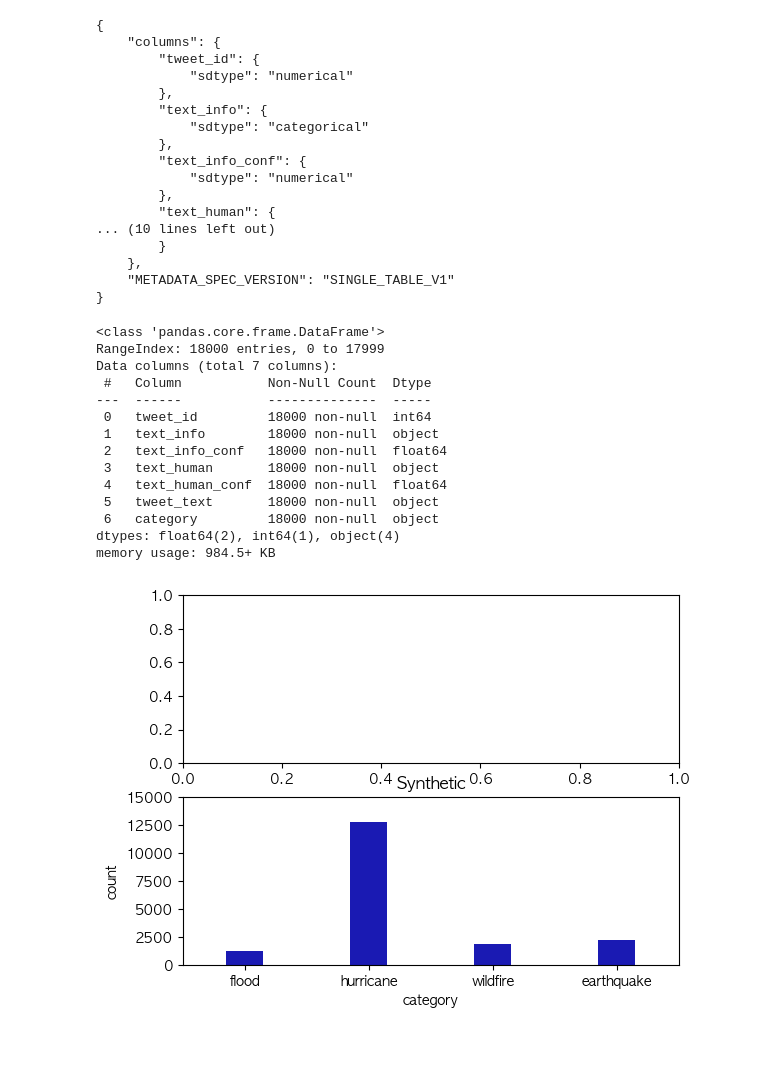
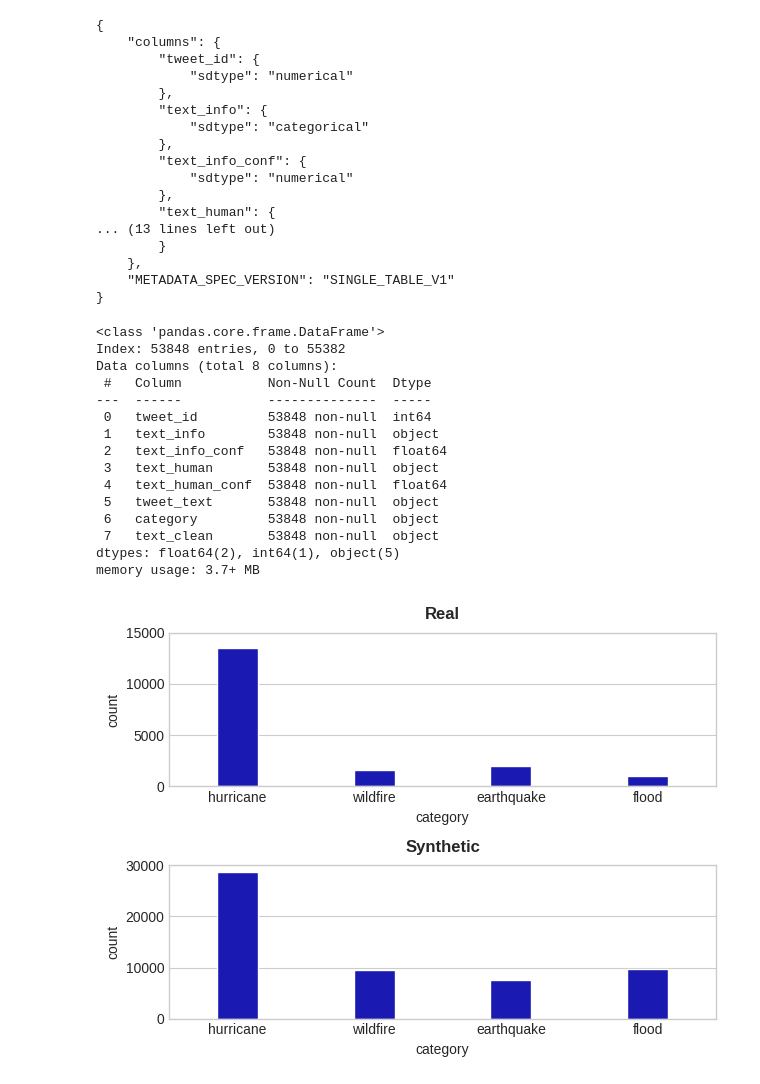
Before and after one commit to ingu627/dc-vae, a Jupyter notebook: test_model.ipynb, the cells around one changed output. Drawn from its saved outputs; the diff is of its cells as text; code cells hidden in the pictures; blank space fills up the shorter version.

```diff
--- a/test_model.ipynb
+++ b/test_model.ipynb
@@ -6,7 +6,7 @@ import pandas as pd
 from matplotlib import rc  ### 이 줄
 # import scienceplots
 
-plt.rcParams['font.family'] = 'AppleGothic' # 폰트 변경
+# plt.rcParams['font.family'] = 'NanumGothic' # 'AppleGothic' # 폰트 변경
 plt.rcParams['axes.unicode_minus'] = False # 축 값 마이너스 깨짐 해결
 
 from datetime import datetime
@@ -28,9 +28,9 @@ metadata = SingleTableMetadata()
 # %%
 from sdv.single_table import TVAESynthesizer
 
-synthesizer = TVAESynthesizer.load(
-    filepath='model/trained_disaster_1024.pkl'
-)
+# synthesizer = TVAESynthesizer.load(
+#     filepath='model/trained_disaster_1024.pkl'
+# )
+
+synthetic_data = pd.read_csv('data/synthetic_data_clean.csv')
+original_data = pd.read_csv('data/original_data_clean.csv')
-# %%
-synthetic_data = synthesizer.sample(num_rows=18000) # 200000
-synthetic_data
@@ -64,38 +50,42 @@ metadata
             "sdtype": "numerical"
         },
         "text_human": {
-... (10 lines left out)
+... (13 lines left out)
         }
     },
     "METADATA_SPEC_VERSION": "SINGLE_TABLE_V1"
 }
+# %%
+synthetic_data = synthetic_data.dropna(axis=0)
+original_data = original_data.dropna(axis=0)
 # %%
 synthetic_data.info()
 # %% [output]
 <class 'pandas.core.frame.DataFrame'>
-RangeIndex: 18000 entries, 0 to 17999
-Data columns (total 7 columns):
+Index: 53848 entries, 0 to 55382
+Data columns (total 8 columns):
  #   Column           Non-Null Count  Dtype
 ---  ------           --------------  -----
- 0   tweet_id         18000 non-null  int64
- 1   text_info        18000 non-null  object
- 2   text_info_conf   18000 non-null  float64
- 3   text_human       18000 non-null  object
- 4   text_human_conf  18000 non-null  float64
- 5   tweet_text       18000 non-null  object
- 6   category         18000 non-null  object
-dtypes: float64(2), int64(1), object(4)
-memory usage: 984.5+ KB
+ 0   tweet_id         53848 non-null  int64
+ 1   text_info        53848 non-null  object
+ 2   text_info_conf   53848 non-null  float64
+ 3   text_human       53848 non-null  object
+ 4   text_human_conf  53848 non-null  float64
+ 5   tweet_text       53848 non-null  object
+ 6   category         53848 non-null  object
+ 7   text_clean       53848 non-null  object
+dtypes: float64(2), int64(1), object(5)
+memory usage: 3.7+ MB
 # %%
 import seaborn as sns
 
 fig, ax =plt.subplots(2,1)
-# sns.countplot(data=df_final, x='category', ax=ax[0], color='#0000CD', width=0.3).set_title('Real')
+sns.countplot(data=original_data, x='category', ax=ax[0], color='#0000CD', width=0.3).set_title('Real')
 sns.countplot(data=synthetic_data, x='category', ax=ax[1], color='#0000CD', width=0.3).set_title('Synthetic')
 
 fig.show()
 # %% [output]
-[figure, old version]
+[figure, new version]
 # %%
 import logging
 import pandas as pd
```
Also changed, not shown: parts of 45 cells of this notebook, 5 other files.
